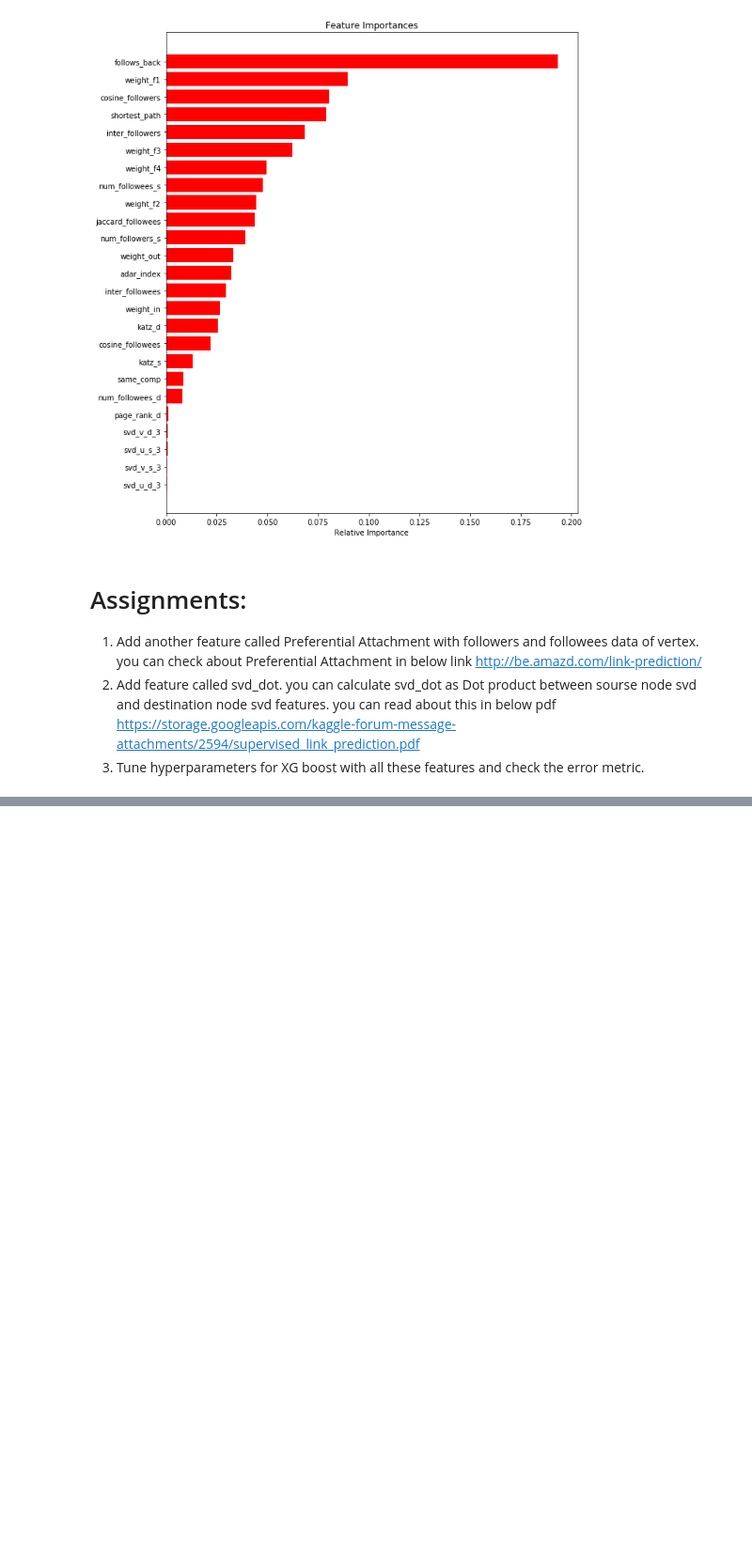
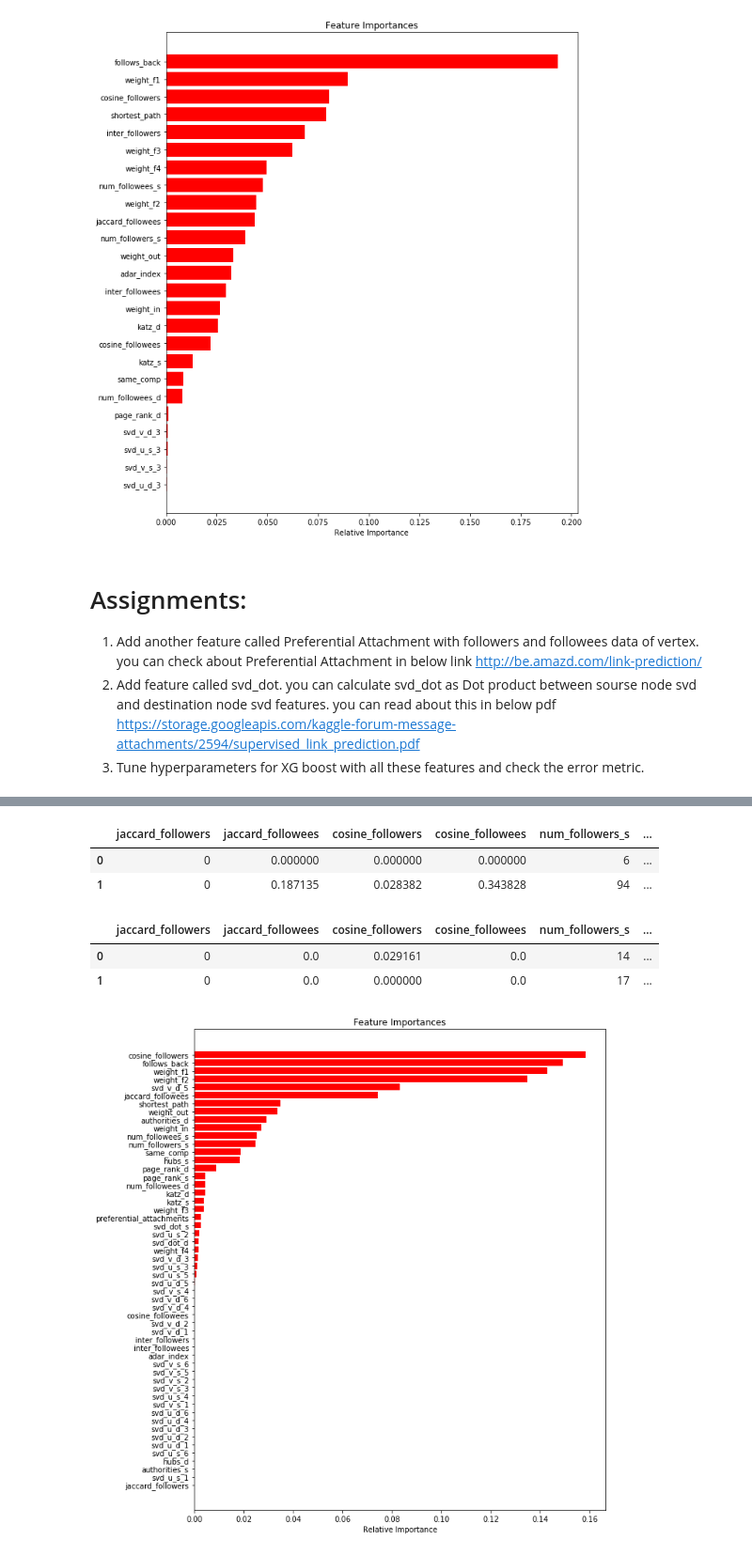
Before and after one commit to data-science-and-machine-learning/social-network-graph-link-prediction-facebook-challenge, a Jupyter notebook: FB_Models.ipynb, the cells around one changed output, grey strips where cells are left out. Shown at 94% size. Drawn from its saved outputs; the diff is of its cells as text; code cells hidden in the pictures; blank space fills up the shorter version.

```diff
--- a/FB_Models.ipynb
+++ b/FB_Models.ipynb
@@ -254,0 +297,3 @@ https://storage.googleapis.com/kaggle-forum-message-attachments/2594/supervised_
+# %%
+raw_train= pd.read_hdf(location+ 'data/fea_sample/storage_sample_stage3.h5', key= 'train_df')
+raw_test= pd.read_hdf(location+ 'data/fea_sample/storage_sample_stage3.h5', key= 'test_df')
@@ -254,0 +339,56 @@ https://storage.googleapis.com/kaggle-forum-message-attachments/2594/supervised_
+# %%
+#svd_dot_u= np.dot(svd_u_s,svd_u_d.T)
+#svd_dot_v= np.dot(svd_v_s,svd_v_d.T)
+df_final_train['svd_dot_s']= np.sum(svd_u_s * svd_v_s, axis=1)
+df_final_train['svd_dot_d']= np.sum(svd_u_d * svd_v_d, axis=1)
+
+# svd_dot
+_from= 'svd_u_s_1'
+_to= 'svd_u_d_1'
+svd_u_s= df_final_test[df_final_test.columns[df_final_test.columns.tolist().index(_from) : df_final_test.columns.tolist().index(_to)]].as_matrix()
+
+_from= 'svd_u_d_1'
+_to= 'svd_v_s_1'
+svd_u_d= df_final_test[df_final_test.columns[df_final_test.columns.tolist().index(_from) : df_final_test.columns.tolist().index(_to)]].as_matrix()
+
+_from= 'svd_v_s_1'
+_to= 'svd_v_d_1'
+svd_v_s= df_final_test[df_final_test.columns[df_final_test.columns.tolist().index(_from) : df_final_test.columns.tolist().index(_to)]].as_matrix()
+
+_from= 'svd_v_d_1'
+_to= 'preferential_attachments'
+svd_v_d= df_final_test[df_final_test.columns[df_final_test.columns.tolist().index(_from) : df_final_test.columns.tolist().index(_to)]].as_matrix()
+
+
+df_final_test['svd_dot_s']= np.sum(svd_u_s * svd_v_s, axis=1)
+df_final_test['svd_dot_d']= np.sum(svd_u_d * svd_v_d, axis=1)
+# %%
+df_final_train.head(2)
+# %% [output]
+|  | jaccard_followers | jaccard_followees | cosine_followers | cosine_followees | num_followers_s | ... |
+| 0 | 0 | 0.000000 | 0.000000 | 0.000000 | 6 | ... |
+| 1 | 0 | 0.187135 | 0.028382 | 0.343828 | 94 | ... |
+# %%
+df_final_test.head(2)
+# %% [output]
+|  | jaccard_followers | jaccard_followees | cosine_followers | cosine_followees | num_followers_s | ... |
+| 0 | 0 | 0.0 | 0.029161 | 0.0 | 14 | ... |
+| 1 | 0 | 0.0 | 0.000000 | 0.0 | 17 | ... |
+# %%
+#Univariate Analysis of added features
+# pdf of preferential_attachments
+import xgboost as xgb
+
+clf = xgb.XGBClassifier(learning_rate =0.1, n_estimators=100, max_depth=3, subsample=0.5)
+clf.fit(df_final_train,y_train)
+features = df_final_train.columns
+importances = clf.feature_importances_
+indices = (np.argsort(importances))
+plt.figure(figsize=(10,12))
+plt.title('Feature Importances')
+plt.barh(range(len(indices)), importances[indices], color='r', align='center')
+plt.yticks(range(len(indices)), [features[i] for i in indices])
+plt.xlabel('Relative Importance')
+plt.show()
+# %% [output]
+[figure, added]
```
Also changed, not shown: parts of 16 cells of this notebook.
